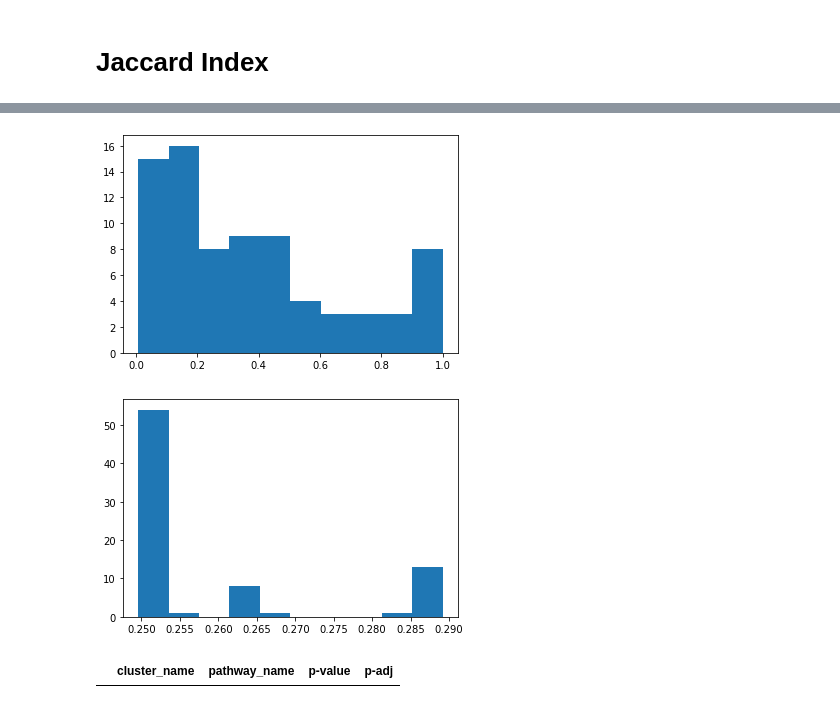
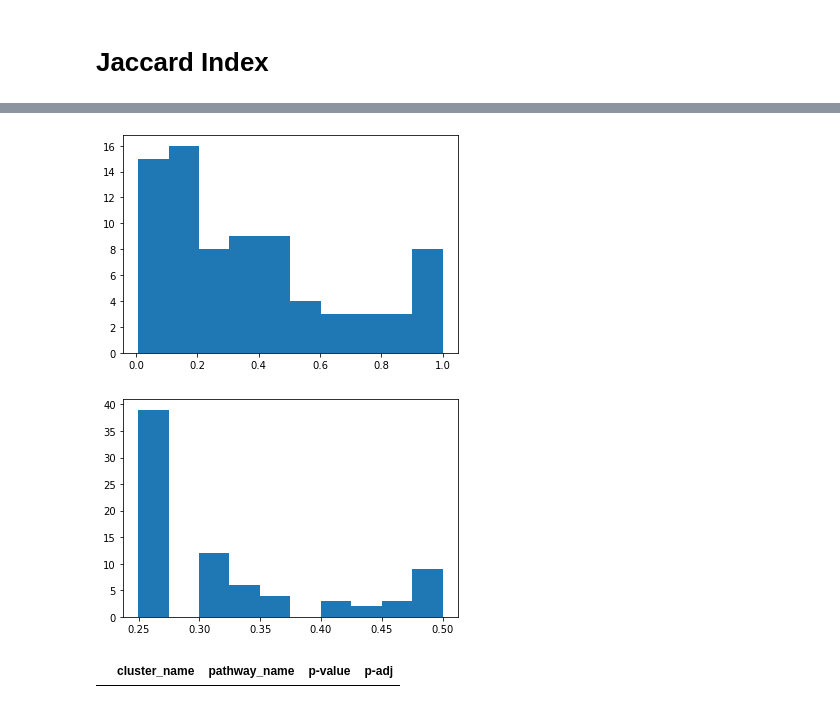
Before and after one commit to z2e2/metabolic_analysis, a Jupyter notebook: 1_the_test.ipynb, the cells around one changed output, grey strips where cells are left out. Drawn from its saved outputs; the diff is of its cells as text; code cells hidden in the pictures.

Commit message:
updated the q_value methods

```diff
--- a/1_the_test.ipynb
+++ b/1_the_test.ipynb
@@ -93,15 +122,15 @@ plt.show()
 # %%
-p_adj = adjust_p_value_qval(df['p-value'], pi_0=0.5)
+p_adj = adjust_p_value_qval(df['p-value'].values, pi_0=0.5)
 import matplotlib.pyplot as plt
 plt.hist(df['p-value'], bins=10)
 # plt.xlim([0, 0.9])
 # plt.ylim([0, 100])
 plt.show()
 plt.hist(p_adj, bins=10)
 plt.show()
 # %% [output]
 [figure]
-[figure, old version]
+[figure, new version]
 # %%
 df['p-adj'] = p_adj
 # %%
```
Also changed, not shown: parts of 8 cells of this notebook, 1 other file.
